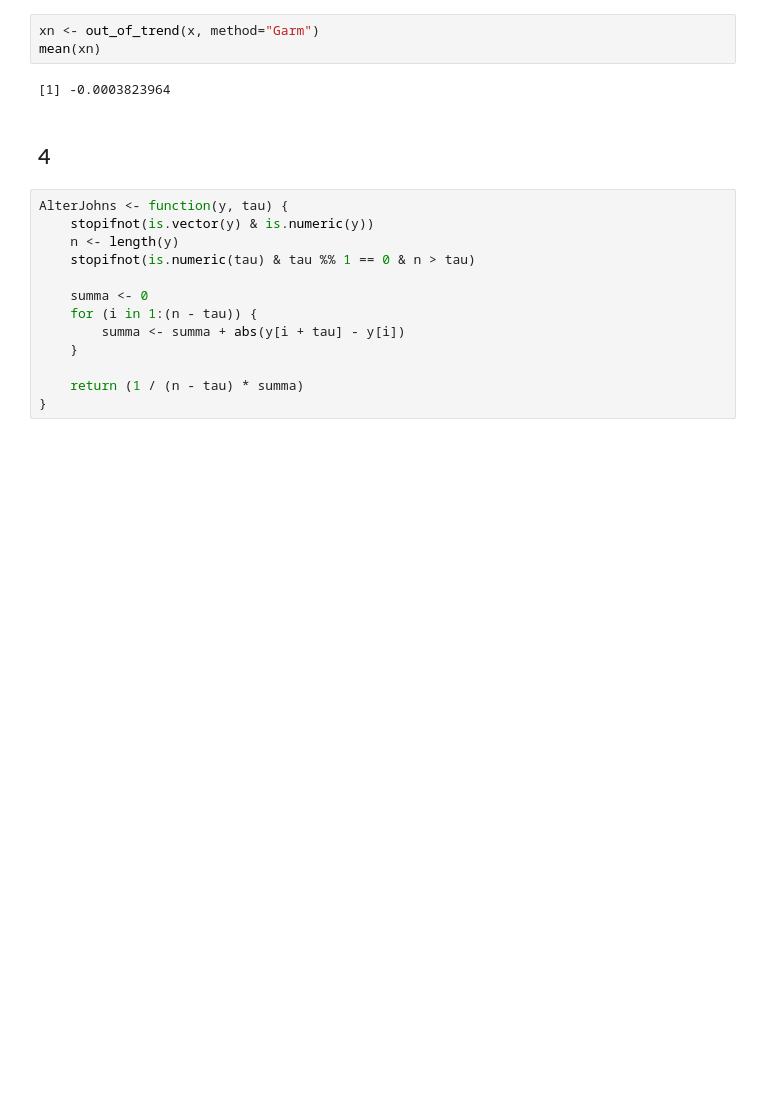
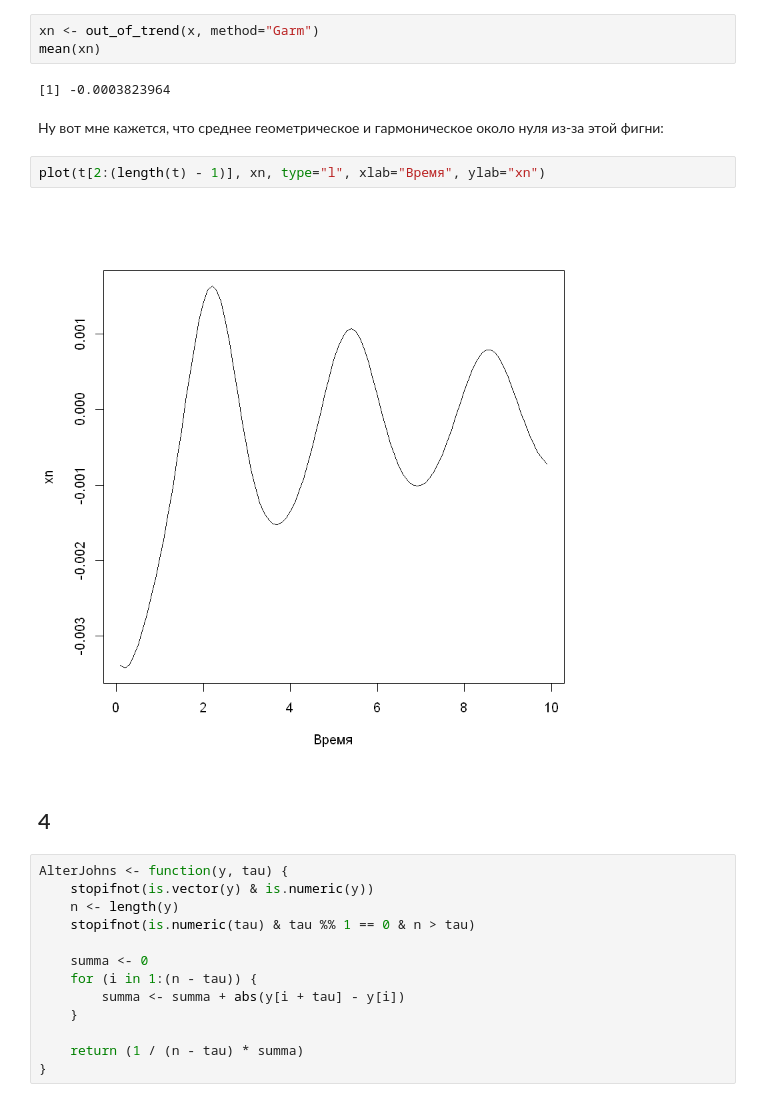
Before and after one commit to d0rj/Rubanok, a Jupyter notebook: Task 6.ipynb, the cells around one changed output. Drawn from its saved outputs; the diff is of its cells as text; blank space fills up the shorter version.

```diff
--- a/Task 6.ipynb
+++ b/Task 6.ipynb
@@ -242,6 +248,12 @@ xn <- out_of_trend(x, method="Garm")
 mean(xn)
 # %% [output]
 [1] -0.0003823964
+# %% [markdown]
+Ну вот мне кажется, что среднее геометрическое и гармоническое около нуля из-за этой фигни:
+# %%
+plot(t[2:(length(t) - 1)], xn, type="l", xlab="Время", ylab="xn")
+# %% [output]
+[figure, added]
 # %% [markdown]
 ## 4
 # %%
```
Also changed, not shown: parts of 3 cells of this notebook.
